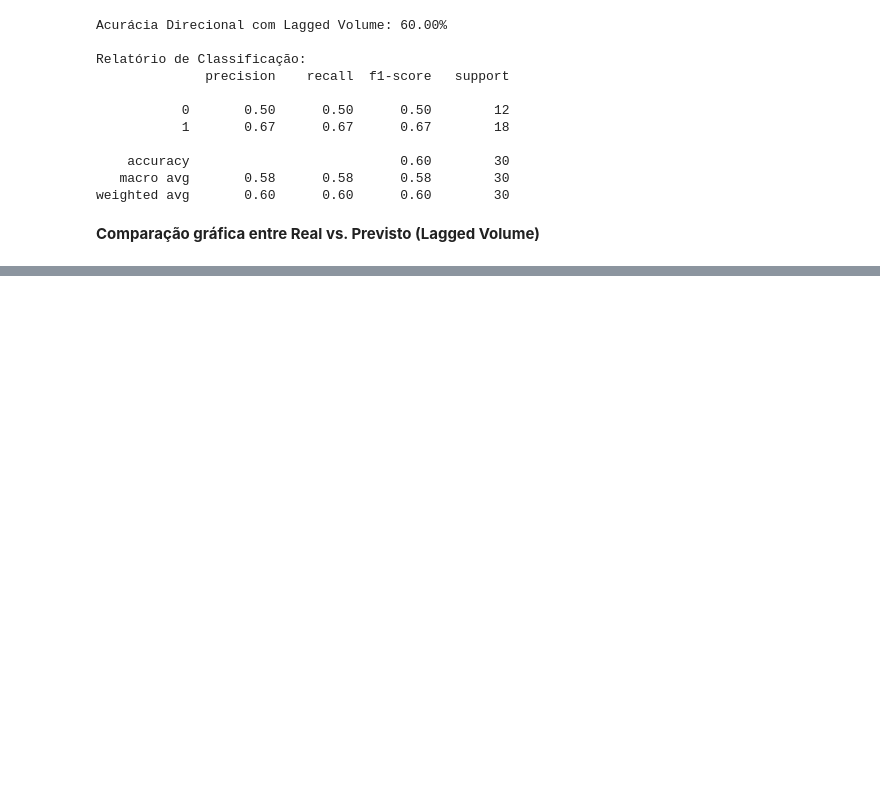
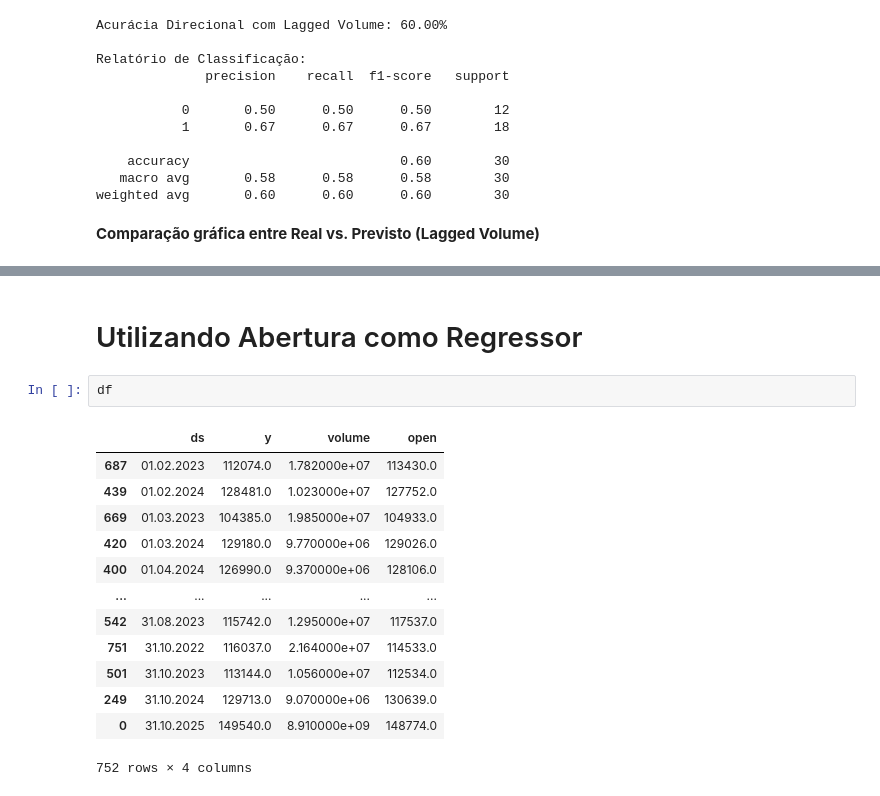
Before and after one commit to P4uleira/TechChallenger_2_Ibovespa, a Jupyter notebook: ModeloProphet.ipynb, the cells around one changed output, grey strips where cells are left out. Cells and saved outputs as stored; diff of their text form; blank space fills up the shorter version.

```diff
--- a/ModeloProphet.ipynb
+++ b/ModeloProphet.ipynb
@@ -329,0 +330,18 @@ plt.show()
+# %% [markdown]
+# Utilizando Abertura como Regressor
+# %%
+df
+# %% [output]
+|  | ds | y | volume | open |
+| 687 | 01.02.2023 | 112074.0 | 1.782000e+07 | 113430.0 |
+| 439 | 01.02.2024 | 128481.0 | 1.023000e+07 | 127752.0 |
+| 669 | 01.03.2023 | 104385.0 | 1.985000e+07 | 104933.0 |
+| 420 | 01.03.2024 | 129180.0 | 9.770000e+06 | 129026.0 |
+| 400 | 01.04.2024 | 126990.0 | 9.370000e+06 | 128106.0 |
+| ... | ... | ... | ... | ... |
+| 542 | 31.08.2023 | 115742.0 | 1.295000e+07 | 117537.0 |
+| 751 | 31.10.2022 | 116037.0 | 2.164000e+07 | 114533.0 |
+| 501 | 31.10.2023 | 113144.0 | 1.056000e+07 | 112534.0 |
+| 249 | 31.10.2024 | 129713.0 | 9.070000e+06 | 130639.0 |
+| 0 | 31.10.2025 | 149540.0 | 8.910000e+09 | 148774.0 |
+752 rows × 4 columns
```
Also changed, not shown: parts of 11 cells of this notebook.
